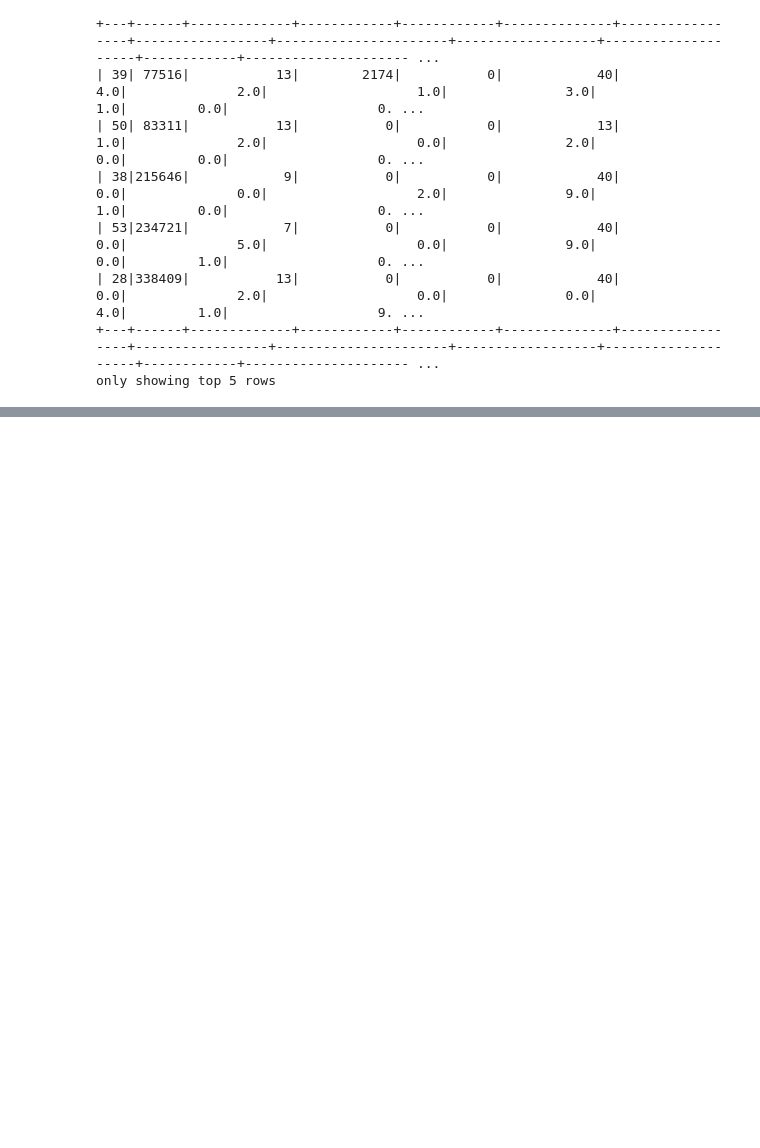
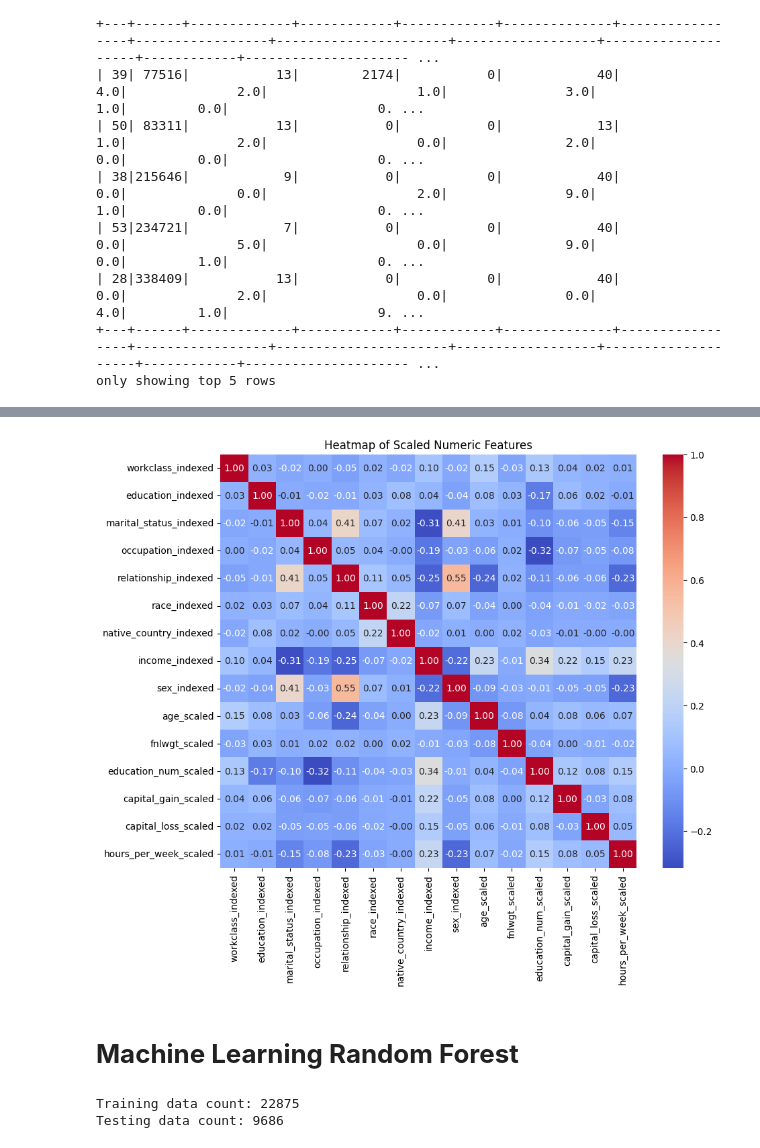
Before and after one commit to firarru/PySpark, a Jupyter notebook: Assesmen_CLO3_Kelompok_4.ipynb, the cells around one changed output, grey strips where cells are left out. Drawn from its saved outputs; the diff is of its cells as text; code cells hidden in the pictures; blank space fills up the shorter version.

```diff
--- a/Assesmen_CLO3_Kelompok_4.ipynb
+++ b/Assesmen_CLO3_Kelompok_4.ipynb
@@ -332,3 +339,32 @@ df.show(5)
 | 28|338409|           13|           0|           0|            40|              0.0|              2.0|                   0.0|               0.0|                 4.0|         1.0|                   9. ...
 +---+------+-------------+------------+------------+--------------+-----------------+-----------------+----------------------+------------------+--------------------+------------+--------------------- ...
 only showing top 5 rows
+# %%
+# Define the numeric columns
+numeric_columns = ["age", "fnlwgt", "education_num", "capital_gain", "capital_loss", "hours_per_week"]
+
+# Combine numeric columns into a single vector column using VectorAssembler
+assembler = VectorAssembler(inputCols=numeric_columns, outputCol="numeric_features")
+df_transform = assembler.transform(df_transform)
+
+# StandardScaler to scale the numeric features
+scaler = StandardScaler(inputCol="numeric_features", outputCol="scaled_features", withStd=True, withMean=True)
+
+# Fit the scaler model and transform the DataFrame
+scaler_model = scaler.fit(df_transform)
+df_transform = scaler_model.transform(df_transform)
+
+# Convert scaled_features VECTOR to ARRAY
+df_transform = df_transform.withColumn("scaled_array", vector_to_array(col("scaled_features")))
+
+# Extract scaled values into separate columns
+for i, col_name in enumerate(numeric_columns):
+    df_transform = df_transform.withColumn(f"{col_name}_scaled", col("scaled_array")[i])
+
+# Drop intermediate columns if not needed
+df_transform = df_transform.drop("numeric_features", "scaled_features", "scaled_array", "age",
+                                 "fnlwgt", "education_num", "capital_gain", "capital_loss", "hours_per_week")
+
+# Show the resulting DataFrame with the scaled columns
+# df_transform.select(numeric_columns + [f"{col}_scaled" for col in numeric_columns]).show(5)
+df_transform.show(5)
@@ -334,0 +382,13 @@ only showing top 5 rows
+# %%
+# Assuming 'df_transform' is your transformed Spark DataFrame
+pandas_df = df_transform.toPandas()
+
+# Create the heatmap
+plt.figure(figsize=(10, 8))
+sns.heatmap(pandas_df.corr(), annot=True, cmap='coolwarm', fmt=".2f")
+plt.title('Heatmap of Scaled Numeric Features')
+plt.show()
+# %% [output]
+[figure, added]
+# %% [markdown]
+# **Machine Learning Random Forest**
@@ -334,0 +406,10 @@ only showing top 5 rows
+# %%
+# Split data into training and testing sets
+train_data, test_data = df_assembled.randomSplit([0.7, 0.3], seed=42)
+
+# Show the number of rows in each set
+print(f"Training data count: {train_data.count()}")
+print(f"Testing data count: {test_data.count()}")
+# %% [output]
+Training data count: 22875
+Testing data count: 9686
```
Also changed, not shown: parts of 13 cells of this notebook.
